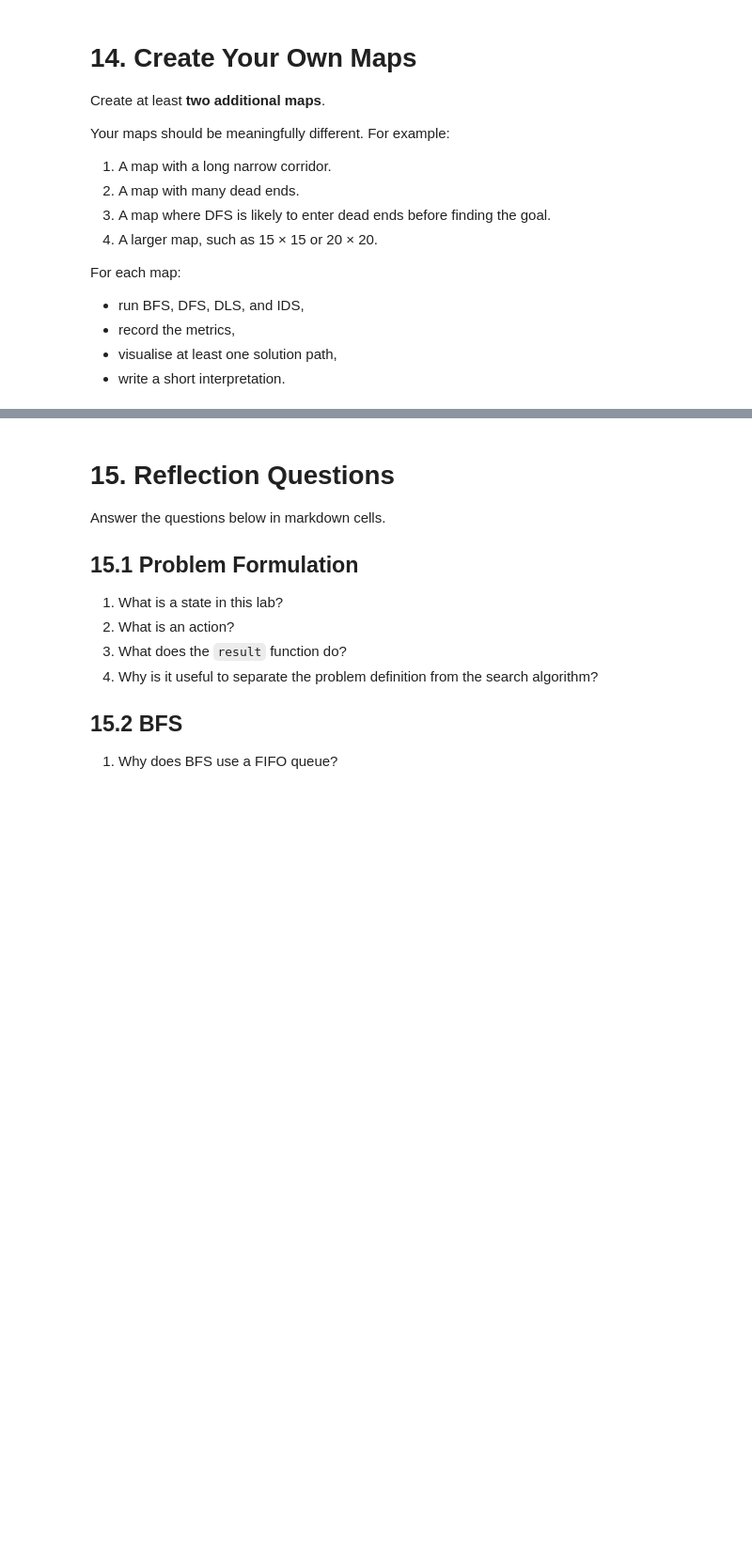
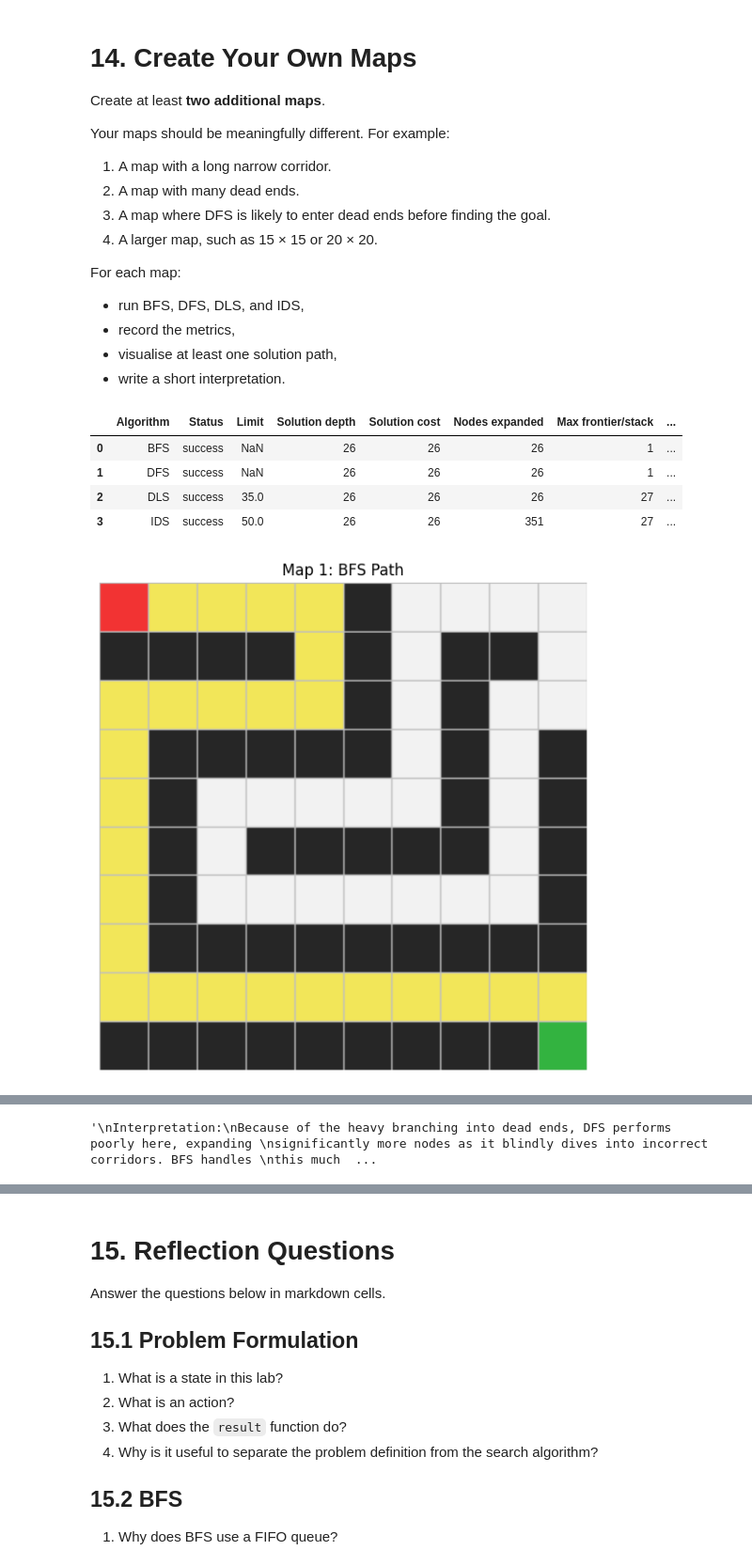
Before and after one commit to Mike-Jagger/intro-to-ai-lab-1, a Jupyter notebook: Gerard Ledoux_Mendjemo Ngangom_Lab_1A.ipynb, the cells around one changed output, grey strips where cells are left out. Shown at 94% size. Drawn from its saved outputs; the diff is of its cells as text; code cells hidden in the pictures; blank space fills up the shorter version.

```diff
--- a/Gerard Ledoux_Mendjemo Ngangom_Lab_1A.ipynb
+++ b/Gerard Ledoux_Mendjemo Ngangom_Lab_1A.ipynb
@@ -600,11 +610,16 @@ class SearchAlgorithm(ABC):
         #
         # Pseudocode:
         # s <- node.STATE
+        s = node.state
+
         # for each action in problem.ACTIONS(s):
         #     s_prime <- problem.RESULT(s, action)
         #     cost <- node.PATH_COST + problem.ACTION_COST(s, action, s_prime)
         #     yield NODE(STATE=s_prime, PARENT=node, ACTION=action, PATH_COST=cost)
-        raise NotImplementedError("Complete SearchAlgorithm.expand")
+        for action in problem.actions(s):
+            s_prime = problem.result(s, action)
+            cost = node.path_cost + problem.action_cost(s, action, s_prime)
+            yield Node(state=s_prime, parent=node, action=action, path_cost=cost)
 
     @abstractmethod
     def search(self, problem: Problem) -> SearchResult:
@@ -1013,20 +1173,60 @@ For each map:
 # %%
 # TODO 10:
 # Create your first custom map here.
 
 custom_grid_1 = [
     # Replace this with your own grid.
+    [0, 0, 0, 0, 0, 1, 0, 0, 0, 0],
+    [1, 1, 1, 1, 0, 1, 0, 1, 1, 0],
+    [0, 0, 0, 0, 0, 1, 0, 1, 0, 0],
+    [0, 1, 1, 1, 1, 1, 0, 1, 0, 1],
+    [0, 1, 0, 0, 0, 0, 0, 1, 0, 1],
+    [0, 1, 0, 1, 1, 1, 1, 1, 0, 1],
+    [0, 1, 0, 0, 0, 0, 0, 0, 0, 1],
+    [0, 1, 1, 1, 1, 1, 1, 1, 1, 1],
+    [0, 0, 0, 0, 0, 0, 0, 0, 0, 0],
+    [1, 1, 1, 1, 1, 1, 1, 1, 1, 0]
+
 ]
 
-custom_start_1 = None
-custom_goal_1 = None
+custom_start_1 = (0, 0)
+custom_goal_1 = (9, 9)
 
 # Example after completing:
-# custom_problem_1 = GridProblem(custom_grid_1, custom_start_1, custom_goal_1)
-# custom_results_1 = [
-#     bfs.search(custom_problem_1),
-#     dfs.search(custom_problem_1),
-#     dls.search(custom_problem_1, limit=20),
-#     ids.search(custom_problem_1, max_depth=40),
-# ]
+custom_problem_1 = GridProblem(custom_grid_1, custom_start_1, custom_goal_1)
+custom_results_1 = [
+    bfs.search(custom_problem_1),
+    dfs.search(custom_problem_1),
+    dls.search(custom_problem_1, limit=35), # should be able to reach goal after 28 or so steps
+    ids.search(custom_problem_1, max_depth=50),
+]
+
 # show_results(custom_results_1)
+display(show_results(custom_results_1))
+
+# Visualise the paths to see how DFS gets trapped vs BFS
+plot_path(custom_grid_1,
+          custom_start_1,
+          custom_goal_1,
+          path=custom_results_1[0].path, title="Map 1: BFS Path")
+
+plot_path(custom_grid_1,
+          custom_start_1,
+          custom_goal_1,
+          path=custom_results_1[1].path, title="Map 1: DFS Path")
+
+"""
+Interpretation:
+DLS performs very poorly mainly because it does not have a global reached set, hence
+it dives blindly into dead ends, meanwhile BFS handles it better by ignoring the traps
+and expanding fewer nodes to find the shortest path.
+Since IDS sort of blindly dives like DLS, it also performs poorly, but with a high
+enough limit it can
+"""
+# %% [output]
+|  | Algorithm | Status | Limit | Solution depth | Solution cost | Nodes expanded | Max frontier/stack | ... |
+| 0 | BFS | success | NaN | 26 | 26 | 26 | 1 | ... |
+| 1 | DFS | success | NaN | 26 | 26 | 26 | 1 | ... |
+| 2 | DLS | success | 35.0 | 26 | 26 | 26 | 27 | ... |
+| 3 | IDS | success | 50.0 | 26 | 26 | 351 | 27 | ... |
+[figure, added]
@@ -1033,3 +1234,4 @@ custom_goal_1 = None
+'\nInterpretation:\nBecause of the heavy branching into dead ends, DFS performs poorly here, expanding \nsignificantly more nodes as it blindly dives into incorrect corridors. BFS handles \nthis much  ...
 # %%
 # TODO 11:
 # Create your second custom map here.
```
Also changed, not shown: parts of 11 cells of this notebook.
